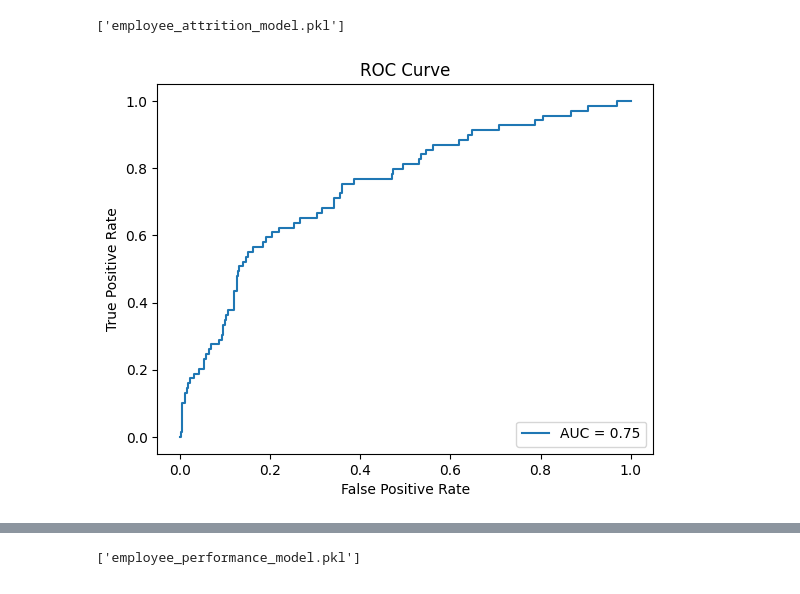
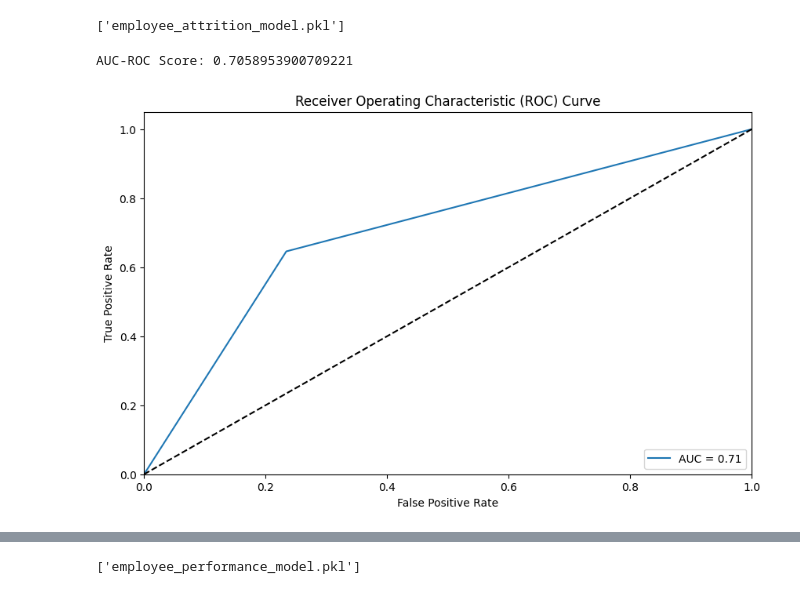
Before and after one commit to krisv8/Employee-Prediction, a Jupyter notebook: Project_Attrition.ipynb, the cells around one changed output, grey strips where cells are left out. Drawn from its saved outputs; the diff is of its cells as text; code cells hidden in the pictures.

```diff
--- a/Project_Attrition.ipynb
+++ b/Project_Attrition.ipynb
@@ -18,7 +18,7 @@ from collections import Counter
 from sklearn.metrics import roc_auc_score, roc_curve
 from sklearn.metrics import classification_report, confusion_matrix
 # %%
-data = pd.read_csv('Employee-Attrition - Employee-Attrition.csv')
+data = pd.read_csv('Employee-Attrition.csv')
 # %%
 data.info()
 # %% [output]
@@ -73,7 +114,3 @@ data.head()
 | 3 | 33 | 0 | 1 | 1392 | 1 | 3 | 4 | ... |
 | 4 | 27 | 0 | 2 | 591 | 1 | 2 | 1 | ... |
 5 rows × 31 columns
-# %%
-#Normalize the data for DailyRate MonthlyIncome MonthlyRate
-scaler = MinMaxScaler()
-data[['DailyRate','MonthlyIncome', 'MonthlyRate']] = scaler.fit_transform(data[['DailyRate','MonthlyIncome', 'MonthlyRate']])
@@ -201,17 +227,26 @@ joblib.dump(model, 'employee_attrition_model.pkl')
 loaded_model = joblib.load('employee_attrition_model.pkl')
 # %%
 #AUC-ROC
+# Calculate AUC-ROC
 
-y_pred_proba = loaded_model.predict_proba(X_test)[:, 1]
-fpr, tpr, thresholds = roc_curve(y_test, y_pred_proba)
-plt.plot(fpr, tpr, label='AUC = %.2f' % roc_auc_score(y_test, y_pred_proba))
+y_pred = loaded_model.predict(X_test)
+print("AUC-ROC Score:", roc_auc_score(y_test, y_pred))
+# Plot ROC Curve
+plt.figure(figsize=(10, 6))
+# Calculate ROC curve
+fpr, tpr, thresholds = roc_curve(y_test, y_pred)
+plt.plot(fpr, tpr, label='AUC = %0.2f' % roc_auc_score(y_test, y_pred))
+plt.plot([0, 1], [0, 1], 'k--')  # Diagonal line
+plt.xlim([0.0, 1.0])
+plt.ylim([0.0, 1.05])
 plt.xlabel('False Positive Rate')
 plt.ylabel('True Positive Rate')
-plt.title('ROC Curve')
+plt.title('Receiver Operating Characteristic (ROC) Curve')
 plt.legend(loc='lower right')
 plt.show()
 # %% [output]
+AUC-ROC Score: 0.7058953900709221
-[figure, old version]
+[figure, new version]
 # %%
 #Confusion Matrix
 
```
Also changed, not shown: parts of 25 cells of this notebook, 3 other files.
